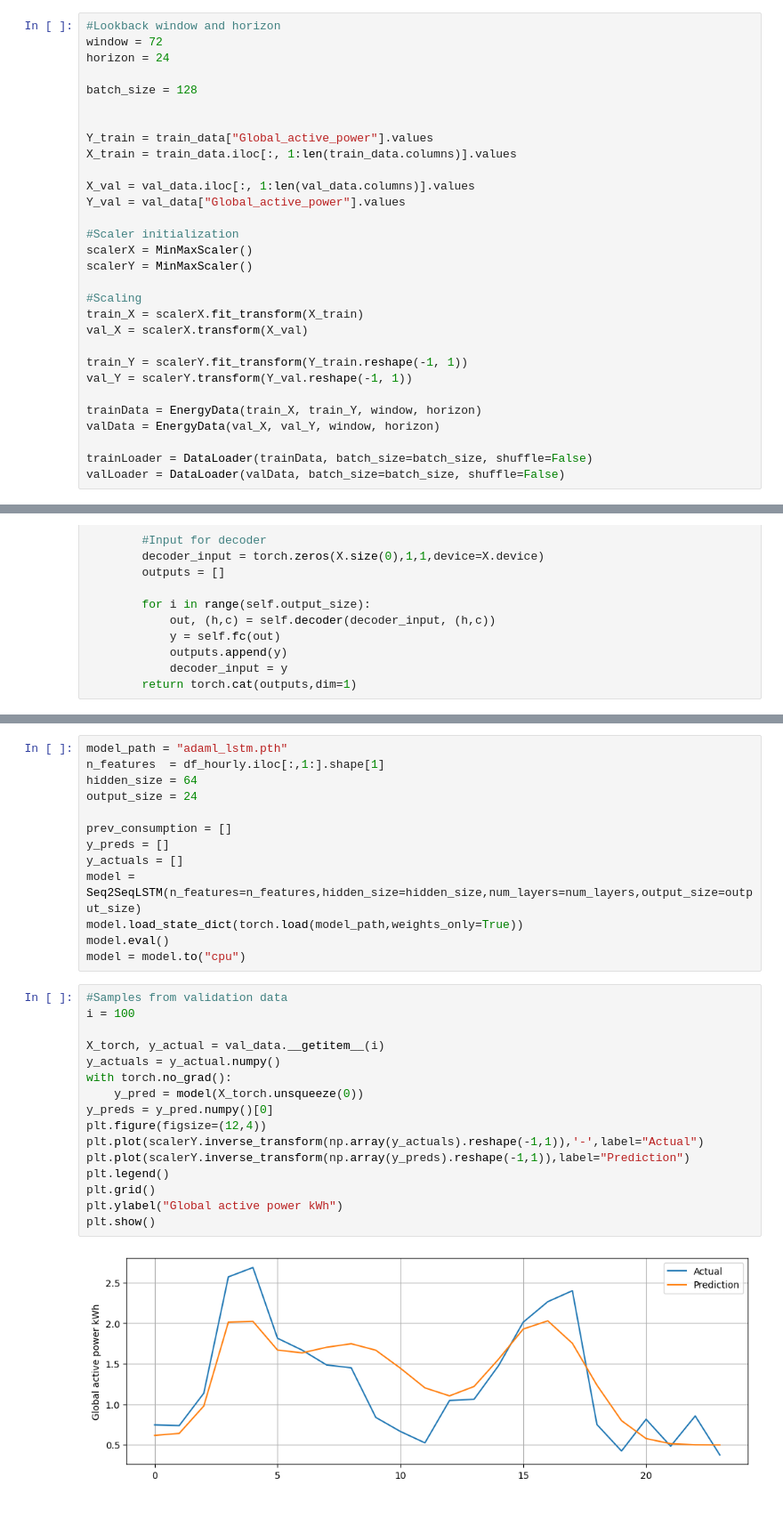
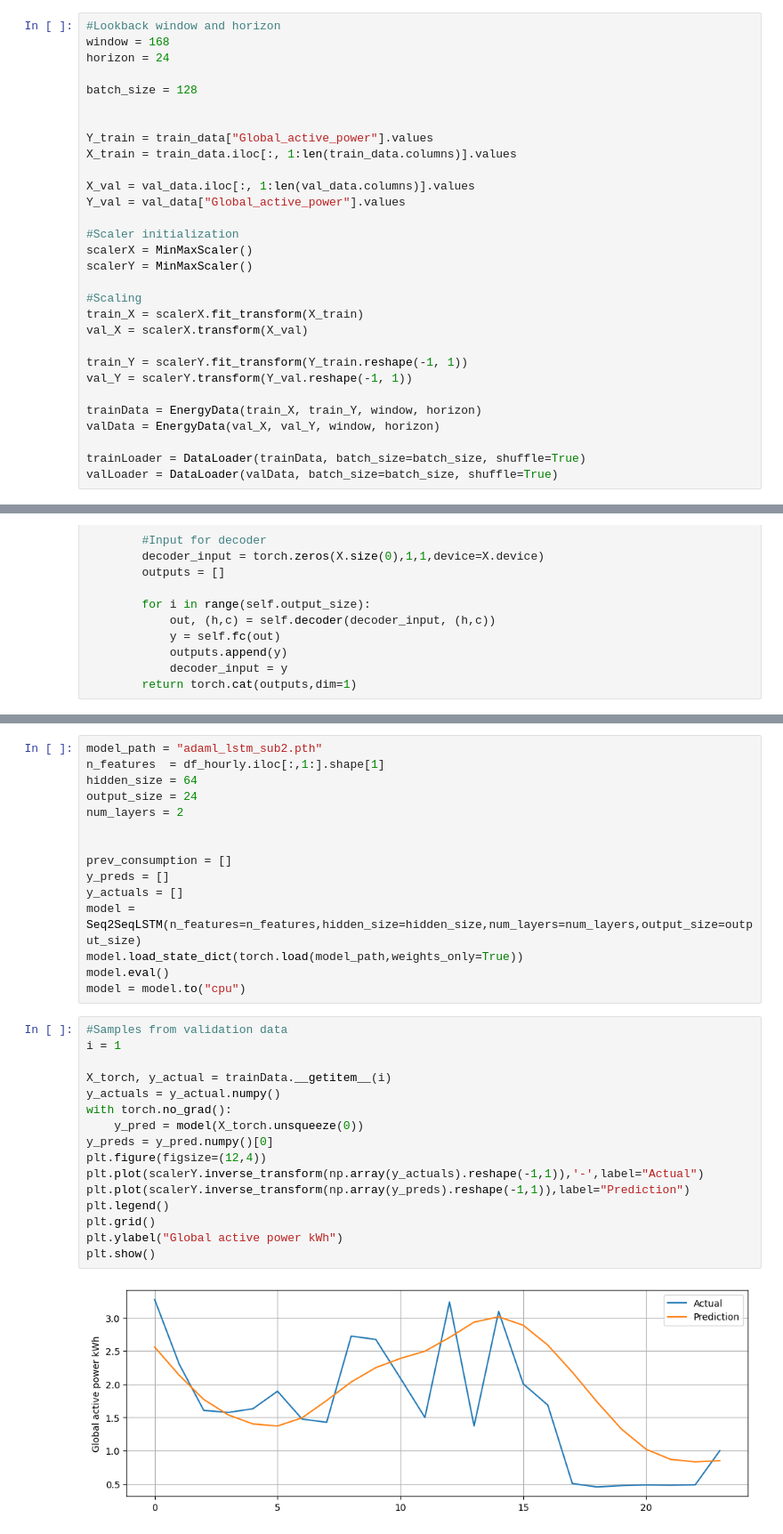
Before and after one commit to veetirajaniemi/adaml-ml-project, a Jupyter notebook: lstm.ipynb, the cells around one changed output, grey strips where cells are left out. Shown at 89% size. Saved outputs shown, nothing was run; the diff lists cells and outputs as text.

```diff
--- a/lstm.ipynb
+++ b/lstm.ipynb
@@ -91,7 +92,7 @@ test_data = df_hourly.iloc[last_year:]
 train_data,val_data = train_test_split(train_val_data,test_size=0.3,shuffle=False)
 # %%
 #Lookback window and horizon
-window = 72
+window = 168
 horizon = 24
 
 batch_size = 128
@@ -117,8 +118,8 @@ val_Y = scalerY.transform(Y_val.reshape(-1, 1))
 trainData = EnergyData(train_X, train_Y, window, horizon)
 valData = EnergyData(val_X, val_Y, window, horizon)
 
-trainLoader = DataLoader(trainData, batch_size=batch_size, shuffle=False)
-valLoader = DataLoader(valData, batch_size=batch_size, shuffle=False)
+trainLoader = DataLoader(trainData, batch_size=batch_size, shuffle=True)
+valLoader = DataLoader(valData, batch_size=batch_size, shuffle=True)
 # %%
 
 class Seq2SeqLSTM(nn.Module):
@@ -213,8 +215,10 @@ plt.show()
 # %%
-model_path = "adaml_lstm.pth"
+model_path = "adaml_lstm_sub2.pth"
 n_features  = df_hourly.iloc[:,1:].shape[1]
 hidden_size = 64
 output_size = 24
+num_layers = 2
+
 
 prev_consumption = []
 y_preds = []
@@ -225,19 +229,19 @@ model.eval()
 model = model.to("cpu")
 # %%
 #Samples from validation data
-i = 100
+i = 1
 
-X_torch, y_actual = val_data.__getitem__(i)
+X_torch, y_actual = trainData.__getitem__(i)
 y_actuals = y_actual.numpy()
 with torch.no_grad():
     y_pred = model(X_torch.unsqueeze(0))
 y_preds = y_pred.numpy()[0]
 plt.figure(figsize=(12,4))
 plt.plot(scalerY.inverse_transform(np.array(y_actuals).reshape(-1,1)),'-',label="Actual")
 plt.plot(scalerY.inverse_transform(np.array(y_preds).reshape(-1,1)),label="Prediction")
 plt.legend()
 plt.grid()
 plt.ylabel("Global active power kWh")
 plt.show()
 # %% [output]
-[figure, old version]
+[figure, new version]
```
Also changed, not shown: parts of 5 cells of this notebook, 7 other files.
